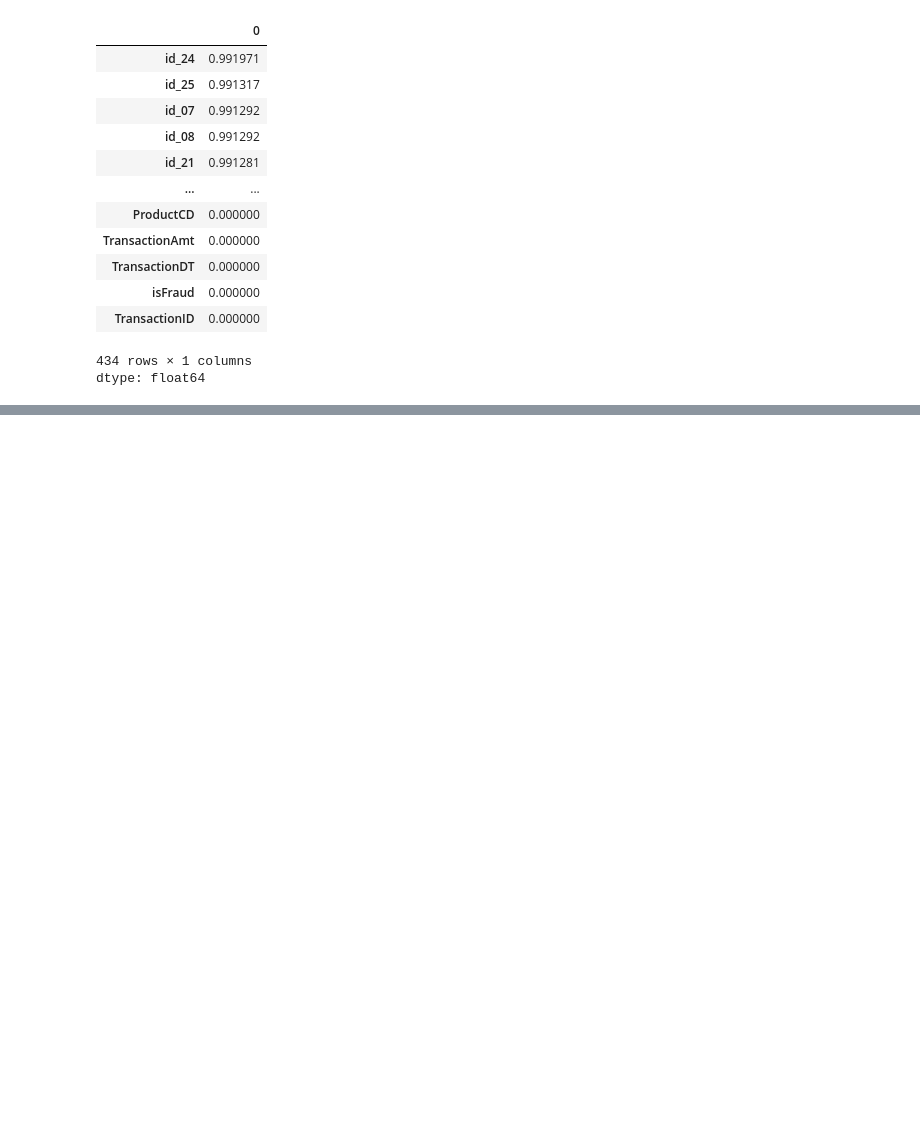
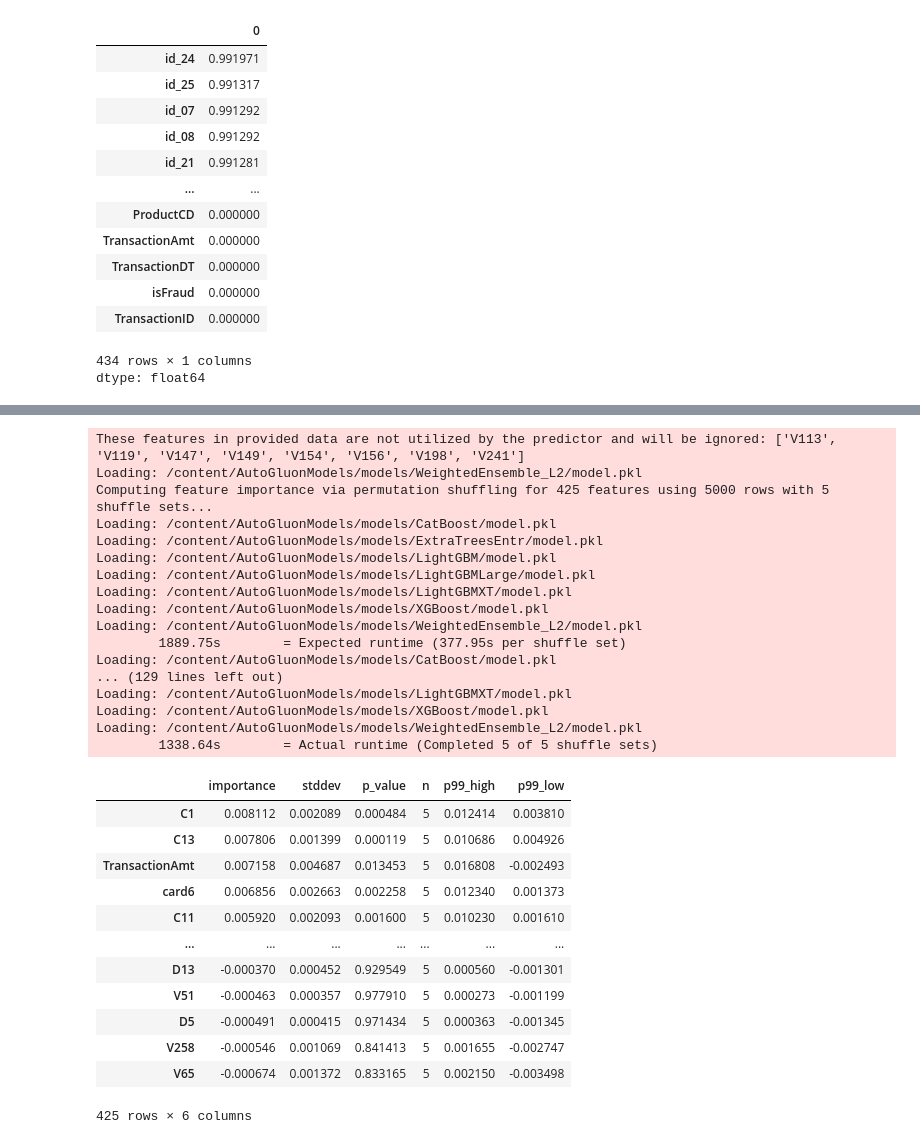
Before and after one commit to ykalathiya-2/AutoGluon, a Jupyter notebook: fraud_detection/fraud_detection.ipynb, the cells around one changed output, grey strips where cells are left out. Cells and saved outputs as stored; diff of their text form; code cells hidden in the pictures; blank space fills up the shorter version.

```diff
--- a/fraud_detection/fraud_detection.ipynb
+++ b/fraud_detection/fraud_detection.ipynb
@@ -345,12 +350,38 @@ y_prad.value_counts(),y_true.value_counts()
  0    56987
  1     2067
  Name: count, dtype: int64)
-# %%
-test_identity = pd.read_csv(directory+'test_identity.csv')
-test_transaction = pd.read_csv(directory+'test_transaction.csv')
-test_data = pd.merge(test_transaction, test_identity, on='TransactionID', how='left')  # same join applied to training files
-
-y_predproba = predictor.predict_proba(test_data)
-y_predproba.head(5)  # some example predicted fraud-probabilities
+# %%
+predictor.feature_importance(test_data)
+# %% [output]
+These features in provided data are not utilized by the predictor and will be ignored: ['V113', 'V119', 'V147', 'V149', 'V154', 'V156', 'V198', 'V241']
+Loading: /content/AutoGluonModels/models/WeightedEnsemble_L2/model.pkl
+Computing feature importance via permutation shuffling for 425 features using 5000 rows with 5 shuffle sets...
+Loading: /content/AutoGluonModels/models/CatBoost/model.pkl
+Loading: /content/AutoGluonModels/models/ExtraTreesEntr/model.pkl
+Loading: /content/AutoGluonModels/models/LightGBM/model.pkl
+Loading: /content/AutoGluonModels/models/LightGBMLarge/model.pkl
+Loading: /content/AutoGluonModels/models/LightGBMXT/model.pkl
+Loading: /content/AutoGluonModels/models/XGBoost/model.pkl
+Loading: /content/AutoGluonModels/models/WeightedEnsemble_L2/model.pkl
+        1889.75s        = Expected runtime (377.95s per shuffle set)
+Loading: /content/AutoGluonModels/models/CatBoost/model.pkl
+... (129 lines left out)
+Loading: /content/AutoGluonModels/models/LightGBMXT/model.pkl
+Loading: /content/AutoGluonModels/models/XGBoost/model.pkl
+Loading: /content/AutoGluonModels/models/WeightedEnsemble_L2/model.pkl
+        1338.64s        = Actual runtime (Completed 5 of 5 shuffle sets)
+|  | importance | stddev | p_value | n | p99_high | p99_low |
+| C1 | 0.008112 | 0.002089 | 0.000484 | 5 | 0.012414 | 0.003810 |
+| C13 | 0.007806 | 0.001399 | 0.000119 | 5 | 0.010686 | 0.004926 |
+| TransactionAmt | 0.007158 | 0.004687 | 0.013453 | 5 | 0.016808 | -0.002493 |
+| card6 | 0.006856 | 0.002663 | 0.002258 | 5 | 0.012340 | 0.001373 |
+| C11 | 0.005920 | 0.002093 | 0.001600 | 5 | 0.010230 | 0.001610 |
+| ... | ... | ... | ... | ... | ... | ... |
+| D13 | -0.000370 | 0.000452 | 0.929549 | 5 | 0.000560 | -0.001301 |
+| V51 | -0.000463 | 0.000357 | 0.977910 | 5 | 0.000273 | -0.001199 |
+| D5 | -0.000491 | 0.000415 | 0.971434 | 5 | 0.000363 | -0.001345 |
+| V258 | -0.000546 | 0.001069 | 0.841413 | 5 | 0.001655 | -0.002747 |
+| V65 | -0.000674 | 0.001372 | 0.833165 | 5 | 0.002150 | -0.003498 |
+425 rows × 6 columns
 # %%
 predictor.positive_class
```
Also changed, not shown: parts of 13 cells of this notebook.
